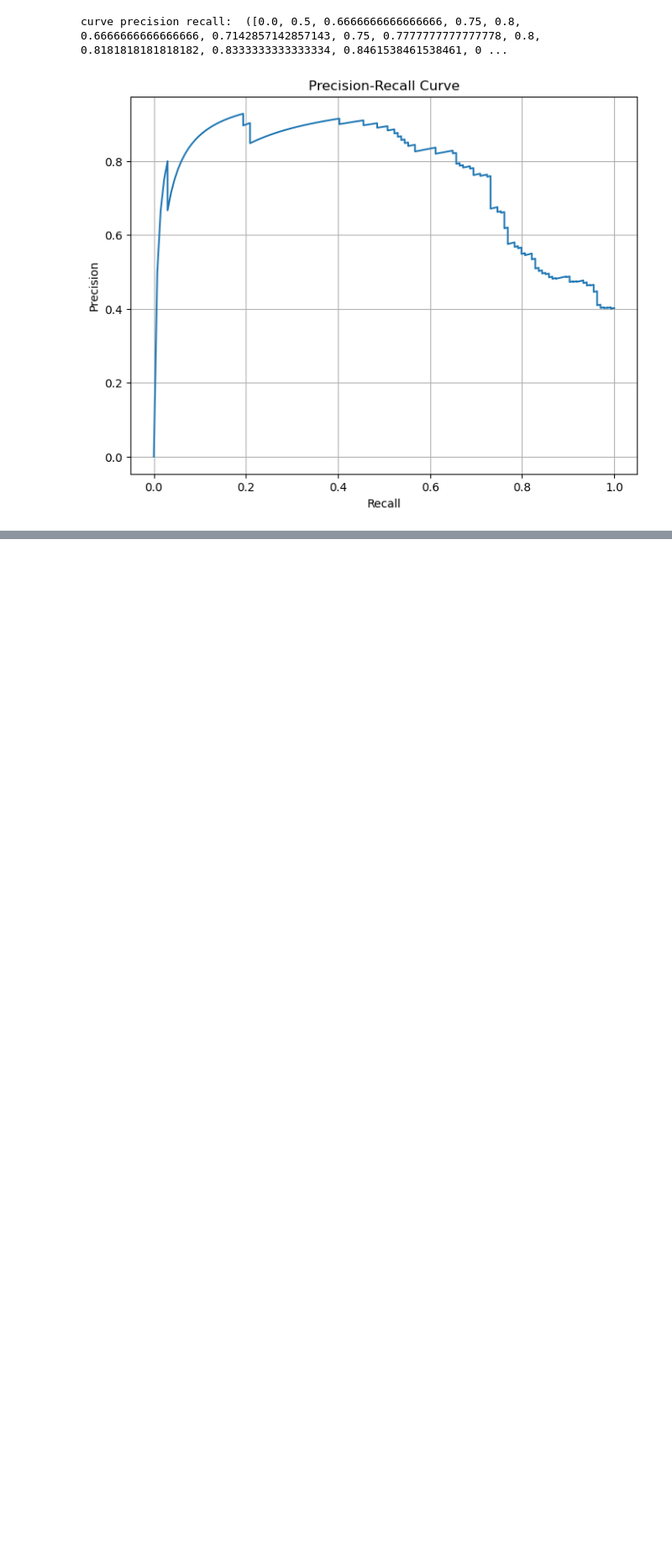
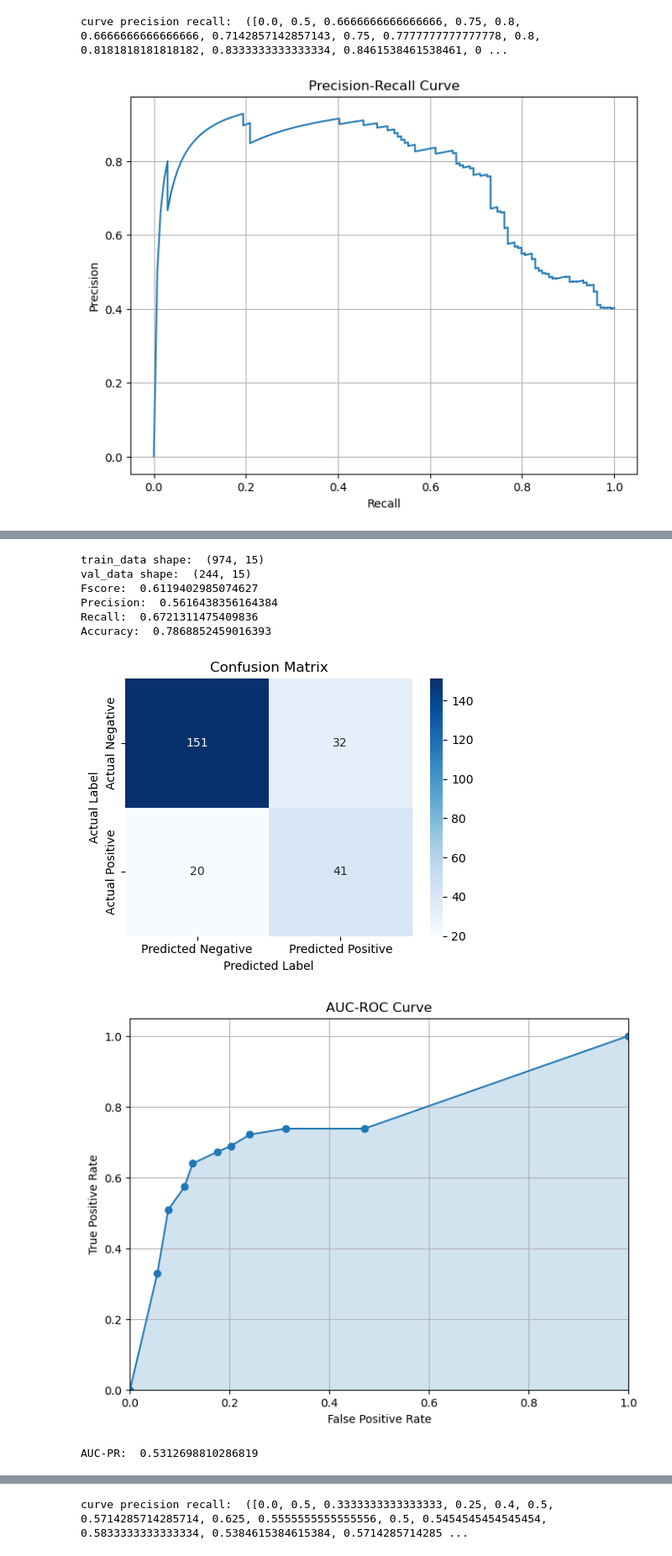
Before and after one commit to felicitasmarolda/MLyDL_TPs, a Jupyter notebook: Marolda_Felicitas_TP2/Marolda_Felicitas_Notebook_TP2.ipynb, the cells around one changed output, grey strips where cells are left out. Shown at 84% size. Cells and saved outputs as stored; diff of their text form; code cells hidden in the pictures; blank space fills up the shorter version.

Commit message:
1.4 con problema del accuracy

```diff
--- a/Marolda_Felicitas_TP2/Marolda_Felicitas_Notebook_TP2.ipynb
+++ b/Marolda_Felicitas_TP2/Marolda_Felicitas_Notebook_TP2.ipynb
@@ -72,7 +72,7 @@ importlib.reload(pp)
 importlib.reload(mod)
 
 new_df_dev = pp.prepare_df(cell_diagnosis_dev)
-# new_df_dev_imbalanced = pp.prepare_df(cell_diagnosis_dev_imbalanced)
+new_df_dev_imbalanced = pp.prepare_df(cell_diagnosis_dev_imbalanced)
 # %% [output]
 Index(['Epthlial', '???', 'Mesnchymal'], dtype='object')
           CellSize    CellShape  NucleusDensity  ChromatinTexture  \
@@ -196,0 +201,38 @@ curve precision recall:  ([0.0, 0.5, 0.6666666666666666, 0.75, 0.8, 0.6666666666
+# %%
+importlib.reload(met)
+importlib.reload(pp)
+importlib.reload(mod)
+
+# dividirmos 20% validation y 80% train
+importlib.reload(pp)
+train_data_imbalanced, val_data_imbalanced = pp.split_data(new_df_dev_imbalanced, 0.2)
+print("train_data shape: ", train_data_imbalanced.shape)
+print("val_data shape: ", val_data_imbalanced.shape)
+
+X_train_imbalanced, y_train_imbalanced, features = pp.df_breakDown(train_data_imbalanced, y='Diagnosis')
+X_val_imbalanced, y_val_imbalanced, _ = pp.df_breakDown(val_data_imbalanced, y='Diagnosis')
+
+model_prediciton_imbalanced = model.predict(X_val_imbalanced)
+model_val_imbalanced = model.predict_proba(X_val_imbalanced)
+
+print("Fscore: ", met.f_score(y_val_imbalanced, model_prediciton_imbalanced))
+print("Precision: ", met.precision(y_val_imbalanced, model_prediciton_imbalanced))
+print("Recall: ", met.recall(y_val_imbalanced, model_prediciton_imbalanced))
+print("Accuracy: ", met.accuracy(y_val_imbalanced, model_prediciton_imbalanced))
+TP, TN, FP, FN = met.confusion_matrix(y_val_imbalanced, model_prediciton_imbalanced)
+met.draw_confusion_matrix(TP, TN, FP, FN)
+met.draw_AUC_ROC(y_val_imbalanced, model_val_imbalanced)
+print("AUC-PR: ", met.AUC_PR(y_val_imbalanced, model_val_imbalanced))
+met.draw_ROC_curve(y_val_imbalanced, model_val_imbalanced)
+print("curve precision recall: ", met.curve_precision_recall(y_val_imbalanced, model_val_imbalanced))
+met.draw_precision_recall_curve(y_val_imbalanced, model_val_imbalanced)
+# %% [output]
+train_data shape:  (974, 15)
+val_data shape:  (244, 15)
+Fscore:  0.6119402985074627
+Precision:  0.5616438356164384
+Recall:  0.6721311475409836
+Accuracy:  0.7868852459016393
+[figure, added]
+[figure, added]
+AUC-PR:  0.5312698810286819
@@ -196,0 +240 @@ curve precision recall:  ([0.0, 0.5, 0.6666666666666666, 0.75, 0.8, 0.6666666666
+curve precision recall:  ([0.0, 0.5, 0.3333333333333333, 0.25, 0.4, 0.5, 0.5714285714285714, 0.625, 0.5555555555555556, 0.5, 0.5454545454545454, 0.5833333333333334, 0.5384615384615384, 0.5714285714285 ...
```
Also changed, not shown: parts of 4 cells of this notebook.
